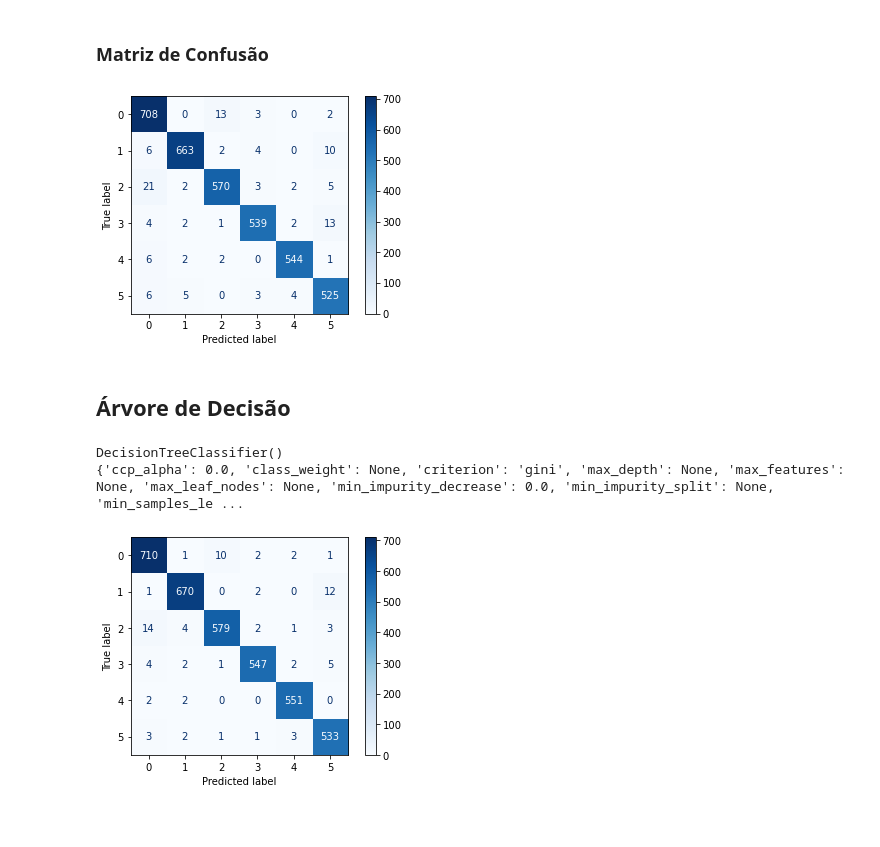
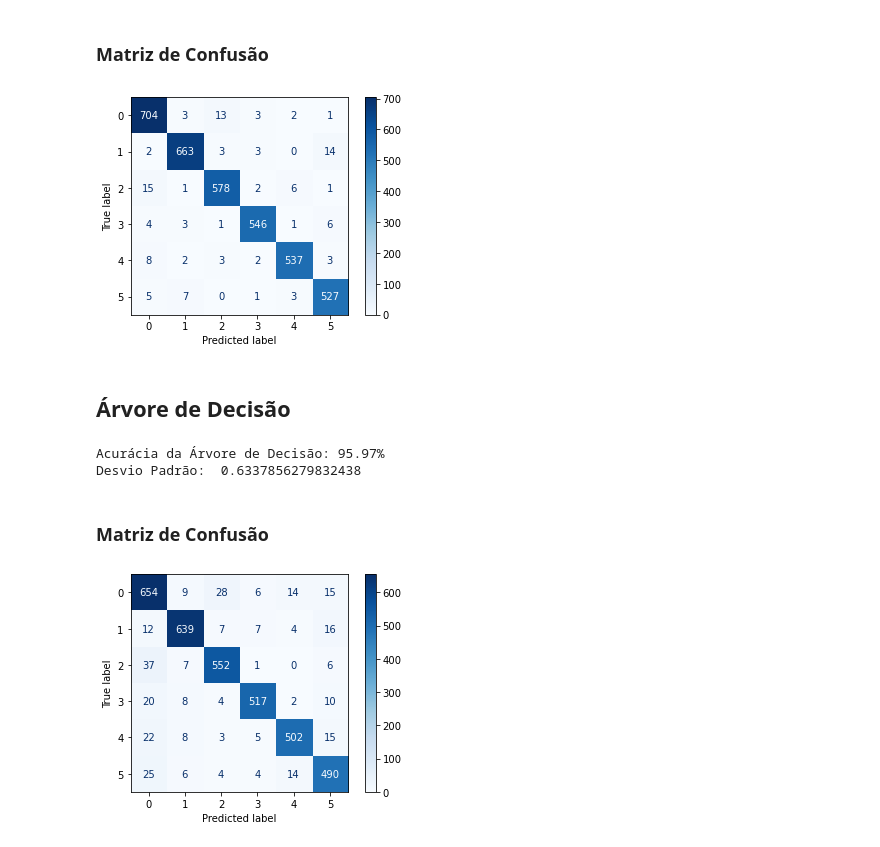
Before and after one commit to Levis33/inf1038-machine-learning, a Jupyter notebook: modelo_classificacao.ipynb, the cells around one changed output. Drawn from its saved outputs; the diff is of its cells as text; code cells hidden in the pictures; blank space fills up the shorter version.

Commit message:
modelo de classificação (matriz de confusão funcionando)

```diff
--- a/modelo_classificacao.ipynb
+++ b/modelo_classificacao.ipynb
@@ -203,37 +205,11 @@ from sklearn.metrics import confusion_matrix, plot_confusion_matrix
 def matriz_confusao(modelo, X_train, X_test, y_train, y_test):
     modelo.fit(X_train, y_train)
     cm = confusion_matrix(y_test, modelo.predict(X_test))
-    plot_confusion_matrix(lr, X_test, y_test, cmap=plt.cm.Blues)
+    plot_confusion_matrix(modelo, X_test, y_test, cmap=plt.cm.Blues)
     plt.show()
 
 matriz_confusao(lr, X_train, X_test, y_train, y_test)
 # %% [output]
-[figure, old version]
+[figure, new version]
 # %% [markdown]
 ## Árvore de Decisão
-# %%
-import multiprocessing
-from sklearn.tree import DecisionTreeClassifier
-from sklearn.model_selection import GridSearchCV
-
-X_train, X_test, y_train, y_test = train_test_split(X, Y, stratify=Y, test_size=0.33)
-
-param_grid = [
- {
-   'criterion': ['gini', 'entropy'],
-   'max_features': ['auto', 'log2', None],
-   'min_samples_split': [ 2, 10, 25, 100, 200 ],
-   'max_depth': [5, 10, 15, None]
- }
-]
-
-gs = GridSearchCV(estimator=DecisionTreeClassifier(), param_grid=param_grid,
-                  scoring='accuracy', cv=10, n_jobs=multiprocessing.cpu_count())
-
-gs.fit(X, Y)
-
-print(gs.best_estimator_)
-print(gs.best_estimator_.get_params())
-# %% [output]
-DecisionTreeClassifier()
-{'ccp_alpha': 0.0, 'class_weight': None, 'criterion': 'gini', 'max_depth': None, 'max_features': None, 'max_leaf_nodes': None, 'min_impurity_decrease': 0.0, 'min_impurity_split': None, 'min_samples_le ...
@@ -246,4 +216,17 @@ y_test_score = gs.best_estimator_.predict(X_test)
+# %%
+import multiprocessing
+from sklearn.tree import DecisionTreeClassifier
+
+dt = DecisionTreeClassifier()
+scores = cross_val_score(perc, X, Y, cv=kfold, scoring='accuracy')
+print("Acurácia da Árvore de Decisão: %0.2f%%" % (scores.mean()*100))
+print("Desvio Padrão: ", scores.std()*2*100)
+# %% [output]
+Acurácia da Árvore de Decisão: 95.97%
+Desvio Padrão:  0.6337856279832438
+# %% [markdown]
+### Matriz de Confusão
 # %%
-matriz_confusao(gs.best_estimator_, X_train, X_test, y_train, y_test)
+matriz_confusao(dt, X_train, X_test, y_train, y_test)
 # %% [output]
-[figure, old version]
+[figure, new version]
```
Also changed, not shown: parts of 6 cells of this notebook.
